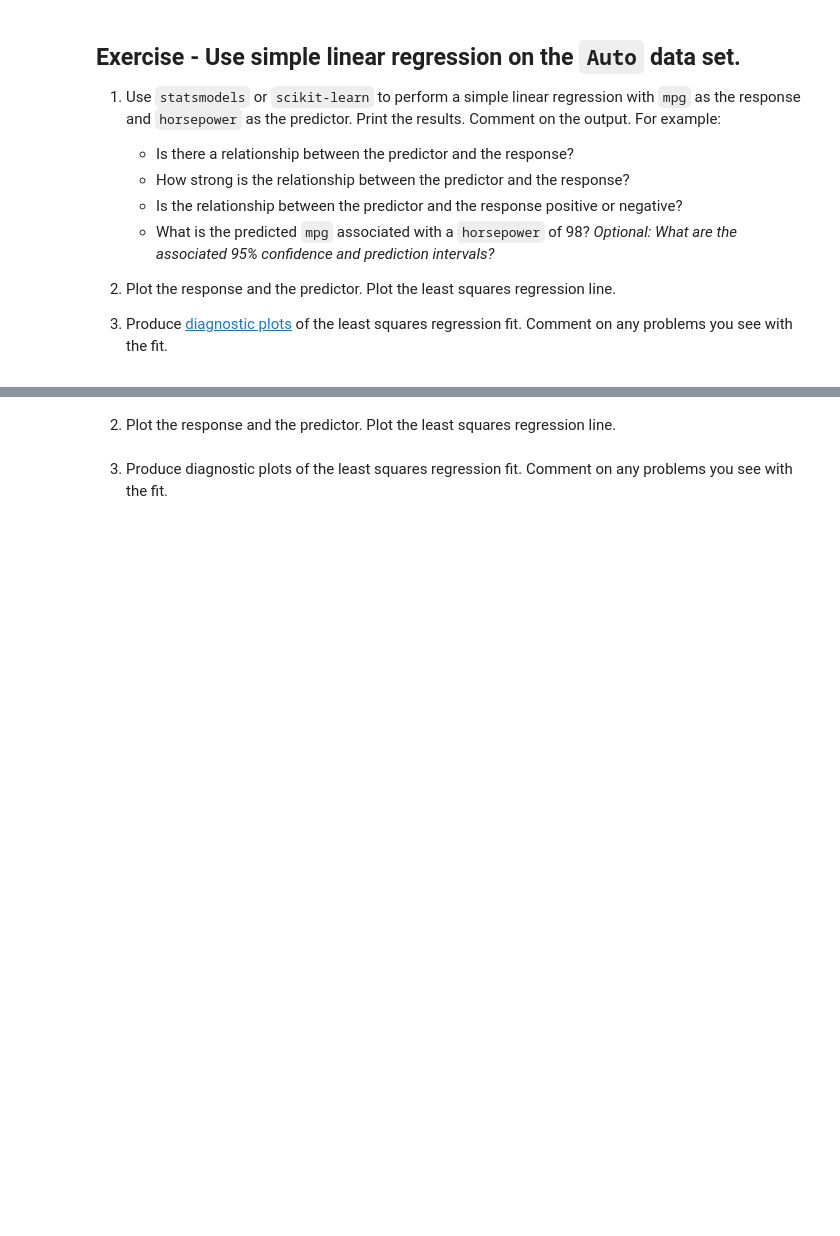
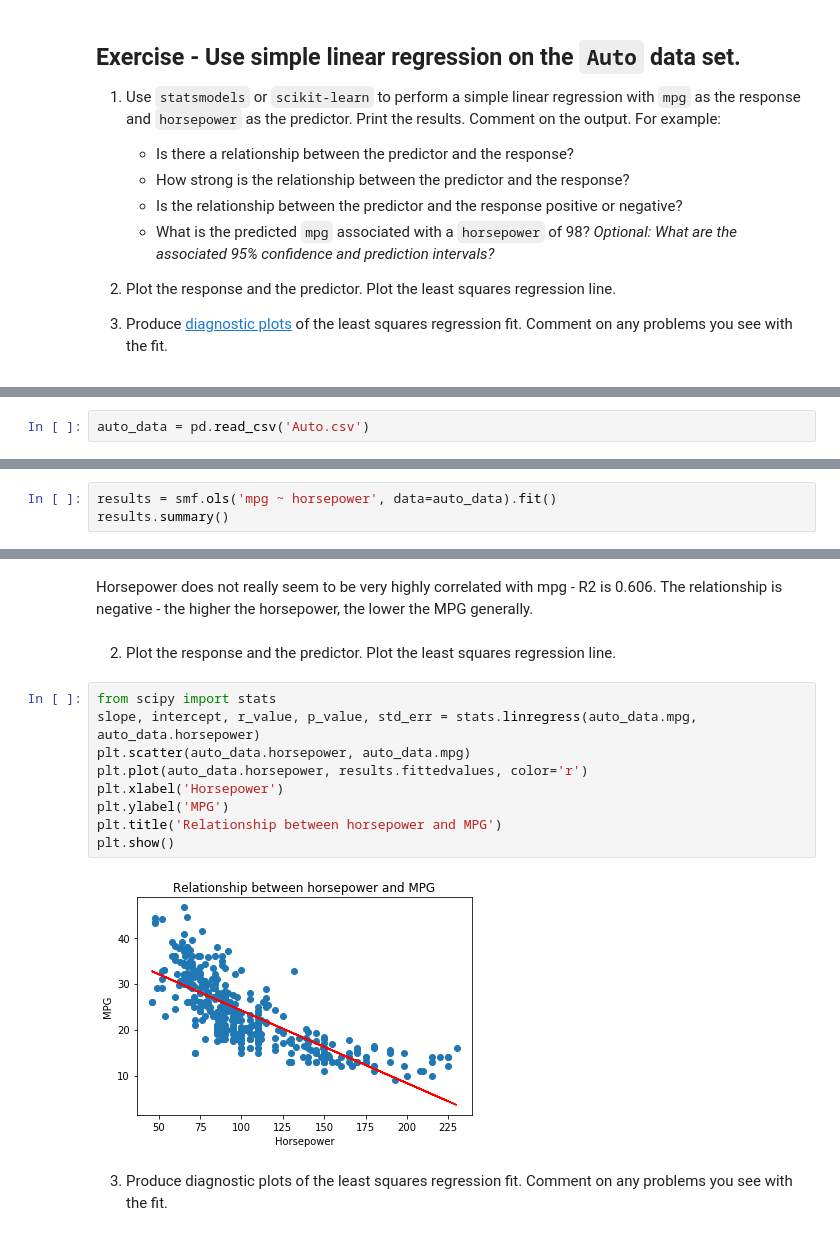
Before and after one commit to Rosswell/k2_datascience, a Jupyter notebook: Regression/Regression_Exercises.ipynb, the cells around one changed output, grey strips where cells are left out. Saved outputs shown, nothing was run; the diff lists cells and outputs as text; blank space fills up the shorter version.

```diff
--- a/Regression/Regression_Exercises.ipynb
+++ b/Regression/Regression_Exercises.ipynb
@@ -33,0 +26,2 @@ Loading BokehJS ...
+# %%
+auto_data = pd.read_csv('Auto.csv')
@@ -33,0 +37,3 @@ Loading BokehJS ...
+# %%
+results = smf.ols('mpg ~ horsepower', data=auto_data).fit()
+results.summary()
@@ -34,5 +58,18 @@ Loading BokehJS ...
+# %% [markdown]
+Horsepower does not really seem to be very highly correlated with mpg - R2 is 0.606. The relationship is negative - the higher the horsepower, the lower the MPG generally.
 # %% [markdown]
 2) Plot the response and the predictor. Plot the least squares regression line.
+# %%
+from scipy import stats
+slope, intercept, r_value, p_value, std_err = stats.linregress(auto_data.mpg, auto_data.horsepower)
+plt.scatter(auto_data.horsepower, auto_data.mpg)
+plt.plot(auto_data.horsepower, results.fittedvalues, color='r')
+plt.xlabel('Horsepower')
+plt.ylabel('MPG')
+plt.title('Relationship between horsepower and MPG')
+plt.show()
+# %% [output]
+[figure, added]
 # %% [markdown]
 3) Produce diagnostic plots of the least squares regression fit. Comment on any problems you see with the fit.
 # %% [markdown]
```
Also changed, not shown: parts of 5 cells of this notebook, 3 other files.
